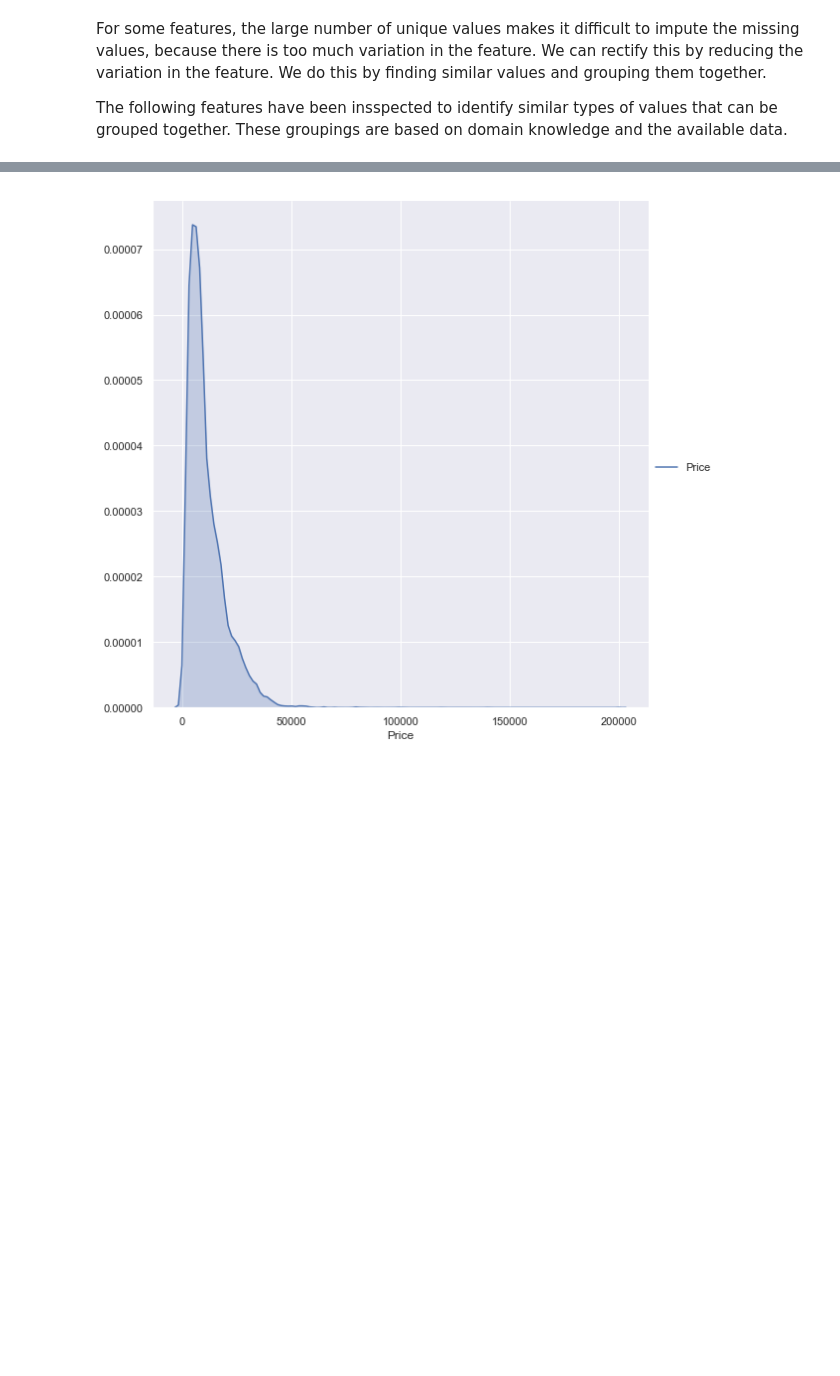
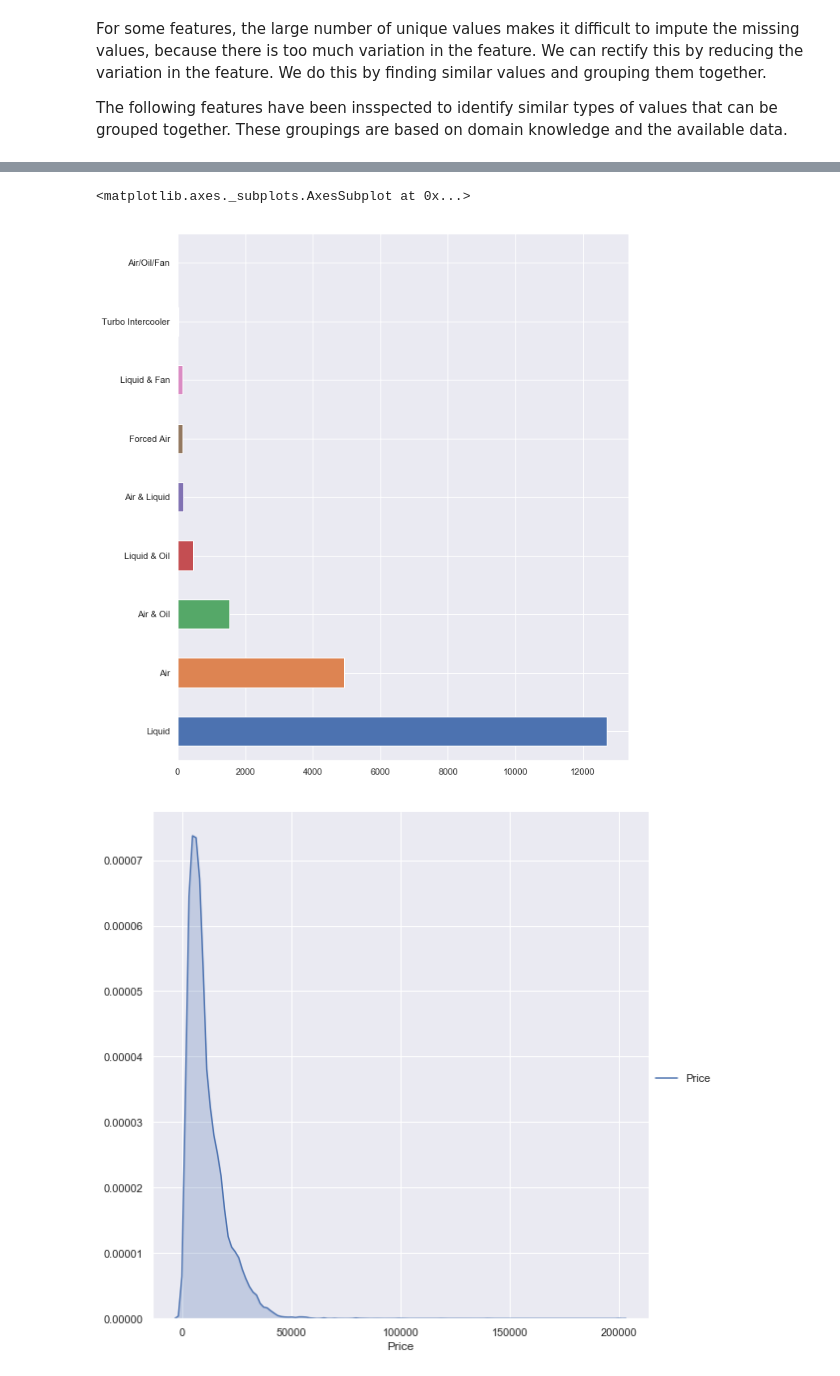
Before and after one commit to beaubellamy/BikeSales, a Jupyter notebook: BikeSales EDA.ipynb, the cells around one changed output, grey strips where cells are left out. Saved outputs shown, nothing was run; the diff lists cells and outputs as text; code cells hidden in the pictures; blank space fills up the shorter version.

```diff
--- a/BikeSales EDA.ipynb
+++ b/BikeSales EDA.ipynb
@@ -1378,0 +1412,4 @@ True
+# %%
+test = df.copy(deep=True)
+col = 'Cooling'
+list(test[col].unique())
@@ -1379,3 +1452,8 @@ True
+# %%
+test['Cooling'].value_counts().plot(kind='barh',figsize=(10,12))
+# %% [output]
+<matplotlib.axes._subplots.AxesSubplot at 0x...>
+[figure, added]
 # %%
 #df[features[0]].value_counts().plot(kind='barh',figsize=(10,12))
 
```
Also changed, not shown: parts of 10 cells of this notebook.
